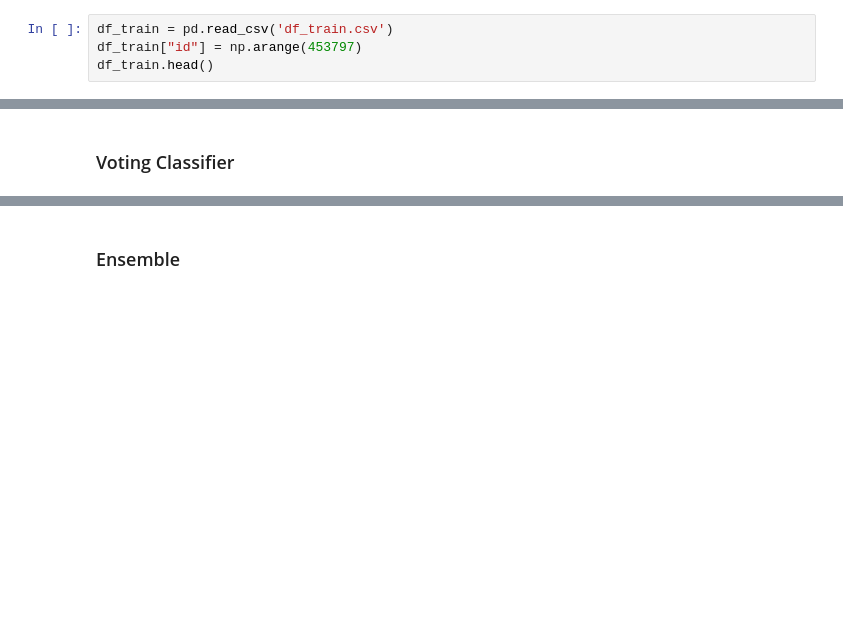
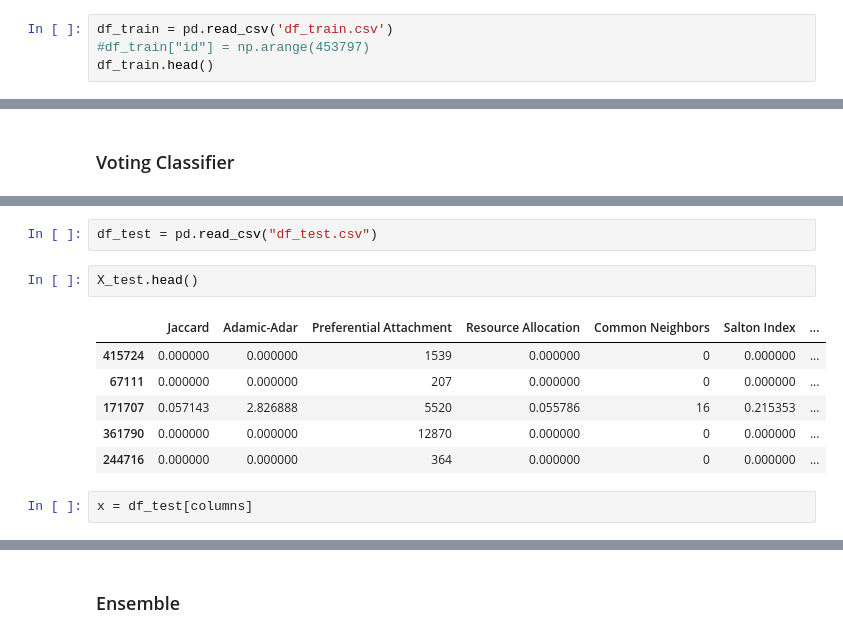
Before and after one commit to mathdoug/ML1_Kaggle, a Jupyter notebook: data/Model.ipynb, the cells around one changed output, grey strips where cells are left out. Saved outputs shown, nothing was run; the diff lists cells and outputs as text; blank space fills up the shorter version.

```diff
--- a/data/Model.ipynb
+++ b/data/Model.ipynb
@@ -4,7 +4,7 @@ import pandas as pd
 import numpy as np
 # %%
 df_train = pd.read_csv('df_train.csv')
-df_train["id"] = np.arange(453797)
+#df_train["id"] = np.arange(453797)
 df_train.head()
 # %% [output]
 |  | Unnamed: 0 | node_1 | node_2 | label | Jaccard | Adamic-Adar | Preferential Attachment | ... |
@@ -350,3 +353,16 @@ Test results:
 | 1 | precision | 0.920863 |
 | 2 | recall | 0.911443 |
 | 3 | F1 | 0.916128 |
+# %%
+df_test = pd.read_csv("df_test.csv")
+# %%
+X_test.head()
+# %% [output]
+|  | Jaccard | Adamic-Adar | Preferential Attachment | Resource Allocation | Common Neighbors | Salton Index | ... |
+| 415724 | 0.000000 | 0.000000 | 1539 | 0.000000 | 0 | 0.000000 | ... |
+| 67111 | 0.000000 | 0.000000 | 207 | 0.000000 | 0 | 0.000000 | ... |
+| 171707 | 0.057143 | 2.826888 | 5520 | 0.055786 | 16 | 0.215353 | ... |
+| 361790 | 0.000000 | 0.000000 | 12870 | 0.000000 | 0 | 0.000000 | ... |
+| 244716 | 0.000000 | 0.000000 | 364 | 0.000000 | 0 | 0.000000 | ... |
+# %%
+x = df_test[columns]
```
Also changed, not shown: parts of 16 cells of this notebook, 1 other file.
